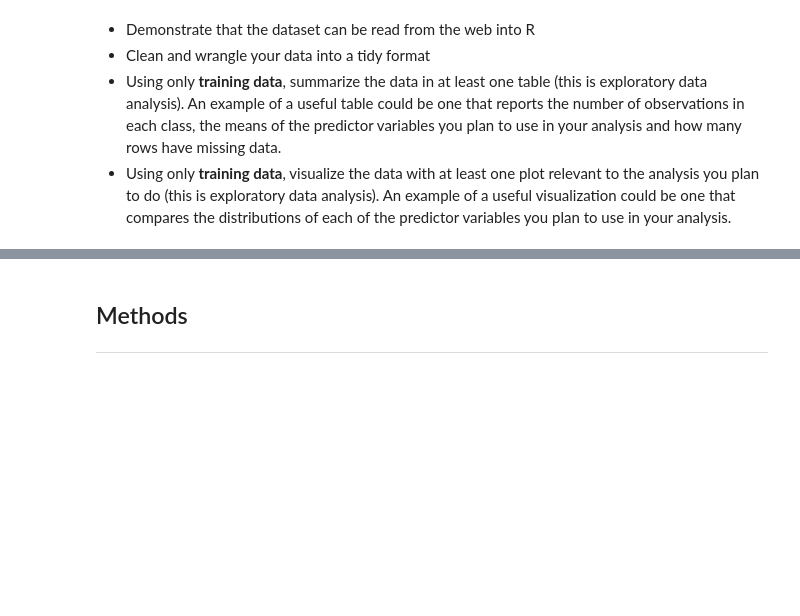
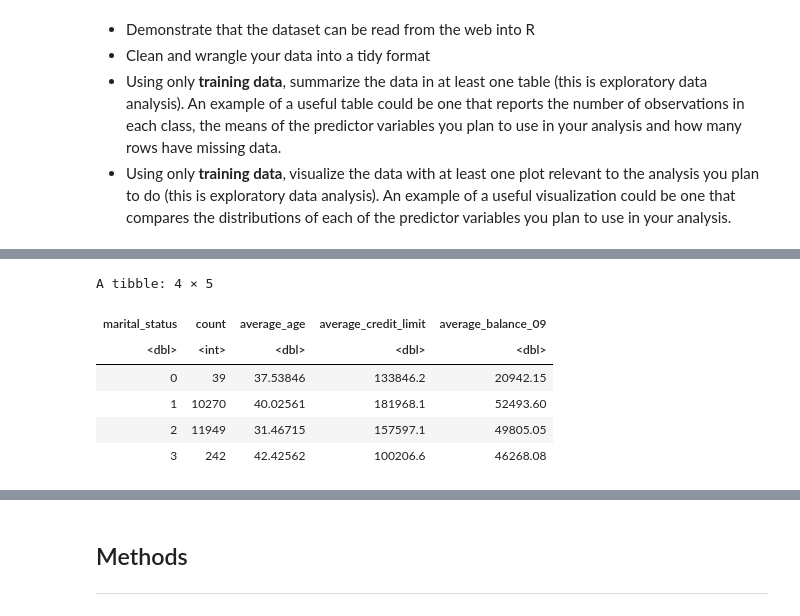
Before and after one commit to ericpien/Credit-Card-Default-Prediction, a Jupyter notebook: project_proposal.ipynb, the cells around one changed output, grey strips where cells are left out. Cells and saved outputs as stored; diff of their text form; code cells hidden in the pictures; blank space fills up the shorter version.

```diff
--- a/project_proposal.ipynb
+++ b/project_proposal.ipynb
@@ -234,0 +165,16 @@ A tibble: 2 × 15
+# %%
+credit_card_train |>
+    group_by(marital_status) |>
+    summarize(count=n(),
+            average_age = mean(age),
+            average_credit_limit = mean(credit_limit),
+            average_balance_09 = mean(balance_09),
+            average_balance_09 = mean(balance_09))
+# %% [output]
+A tibble: 4 × 5
+| marital_status | count | average_age | average_credit_limit | average_balance_09 |
+| <dbl> | <int> | <dbl> | <dbl> | <dbl> |
+| 0 | 39 | 37.53846 | 133846.2 | 20942.15 |
+| 1 | 10270 | 40.02561 | 181968.1 | 52493.60 |
+| 2 | 11949 | 31.46715 | 157597.1 | 49805.05 |
+| 3 | 242 | 42.42562 | 100206.6 | 46268.08 |
```
Also changed, not shown: parts of 14 cells of this notebook.
